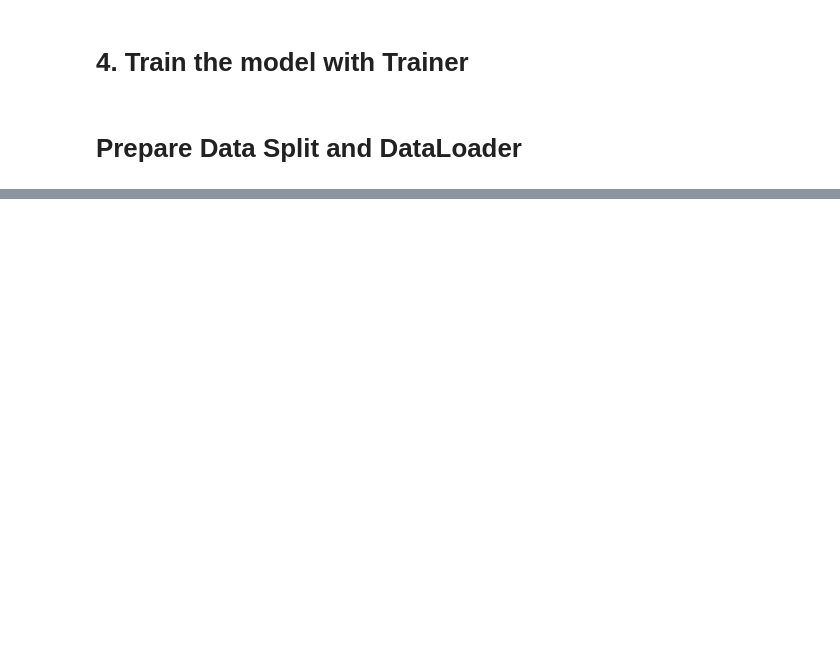
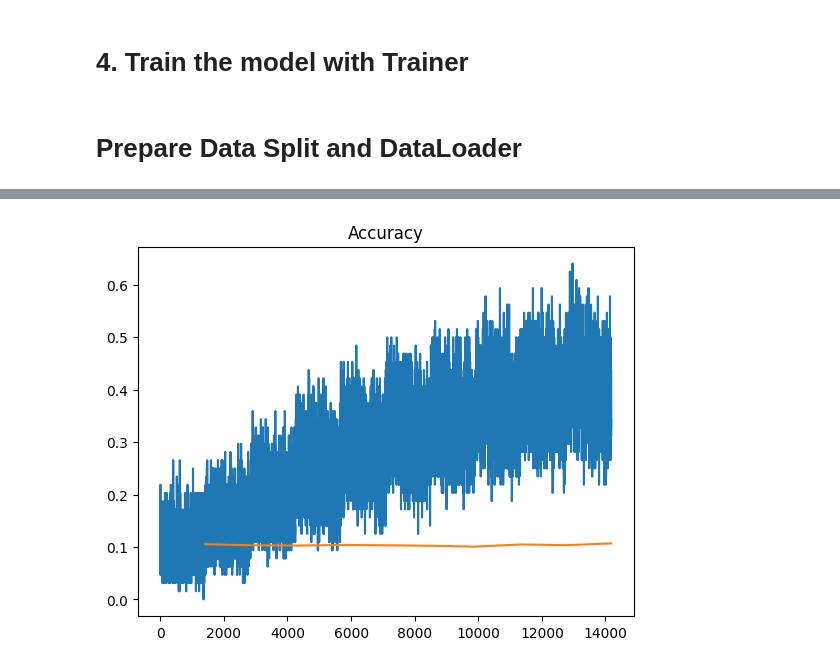
Before and after one commit to jdasam/mas1004, a Jupyter notebook: live_coding/5_collaborative_filtering.ipynb, the cells around one changed output, grey strips where cells are left out. Saved outputs shown, nothing was run; the diff lists cells and outputs as text; code cells hidden in the pictures; blank space fills up the shorter version.

```diff
--- a/live_coding/5_collaborative_filtering.ipynb
+++ b/live_coding/5_collaborative_filtering.ipynb
@@ -259,7 +301,8 @@ class Trainer:
     # return {'loss': mean_loss, 'acc': mean_acc}
 
   def get_acc(self, outputs, ratings):
-    return
+    diff = torch.abs(outputs-ratings)
+    return (diff < self.acc_threshold).sum() / len(ratings)
 
   def train_by_number_of_epochs(self, num_epochs):
     for epoch in tqdm(range(num_epochs)):
@@ -322,6 +365,14 @@ train_set, valid_set, test_set = torch.utils.data.random_split(dataset,
 # randomly split the dataset into train/valid/test
 
 
-train_loader = torch.utils.data.DataLoader(train_set, batch_size=64, shuffle=True, num_workers=2)
+train_loader = torch.utils.data.DataLoader(train_set, batch_size=64, shuffle=True)
 valid_loader = torch.utils.data.DataLoader(valid_set, batch_size=512, shuffle=False)
 test_loader = torch.utils.data.DataLoader(test_set, batch_size=512, shuffle=False)
+# %%
+model = MatrixFactorizer(dataset.num_users, dataset.num_movie, 50)
+trainer = Trainer(model,
+                  train_loader,
+                  valid_loader)
+# %%
+trainer.train_by_number_of_epochs(10)
+# %% [output]
@@ -327,0 +381 @@ test_loader = torch.utils.data.DataLoader(test_set, batch_size=512, shuffle=Fals
+[figure, added]
```
Also changed, not shown: parts of 9 cells of this notebook.
